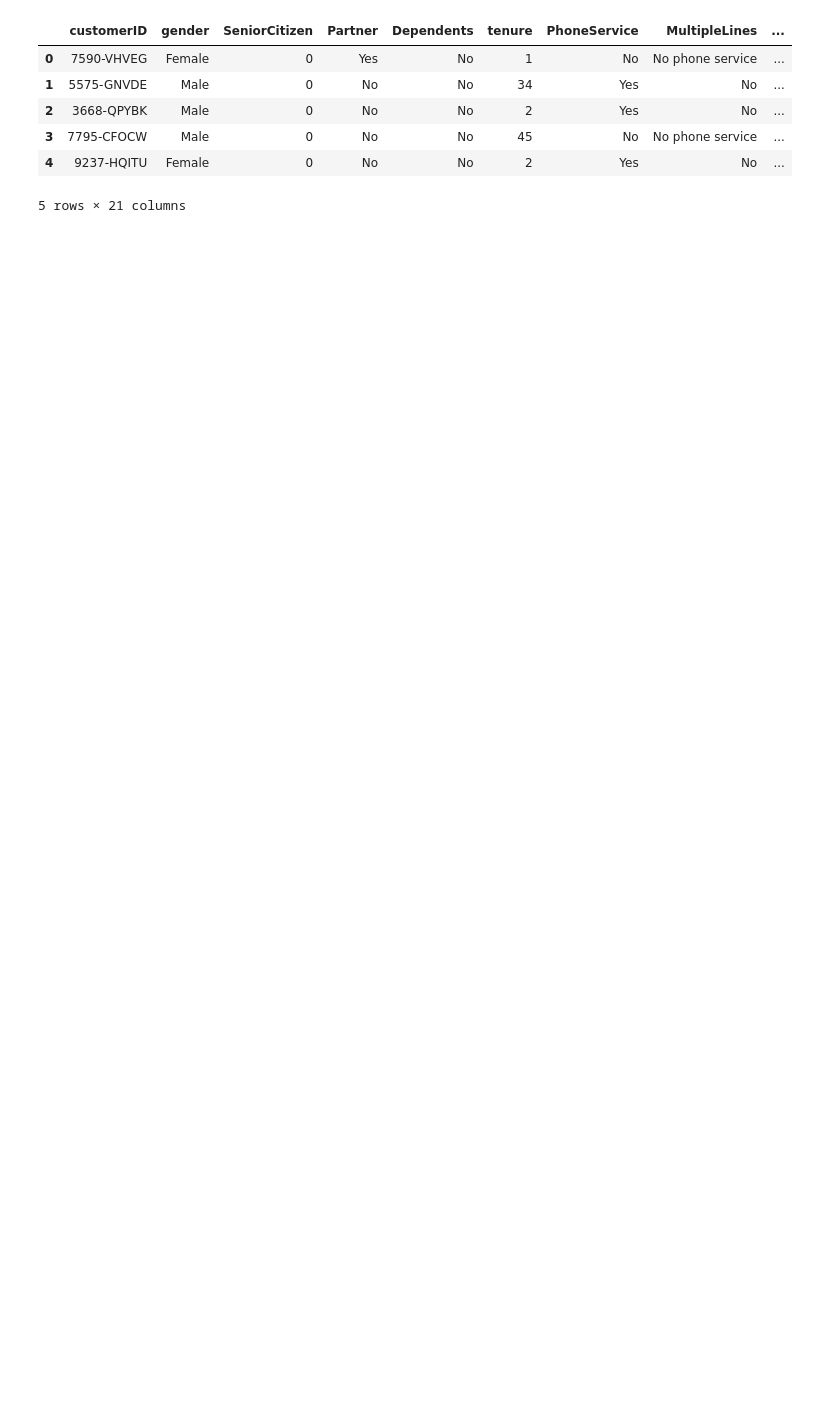
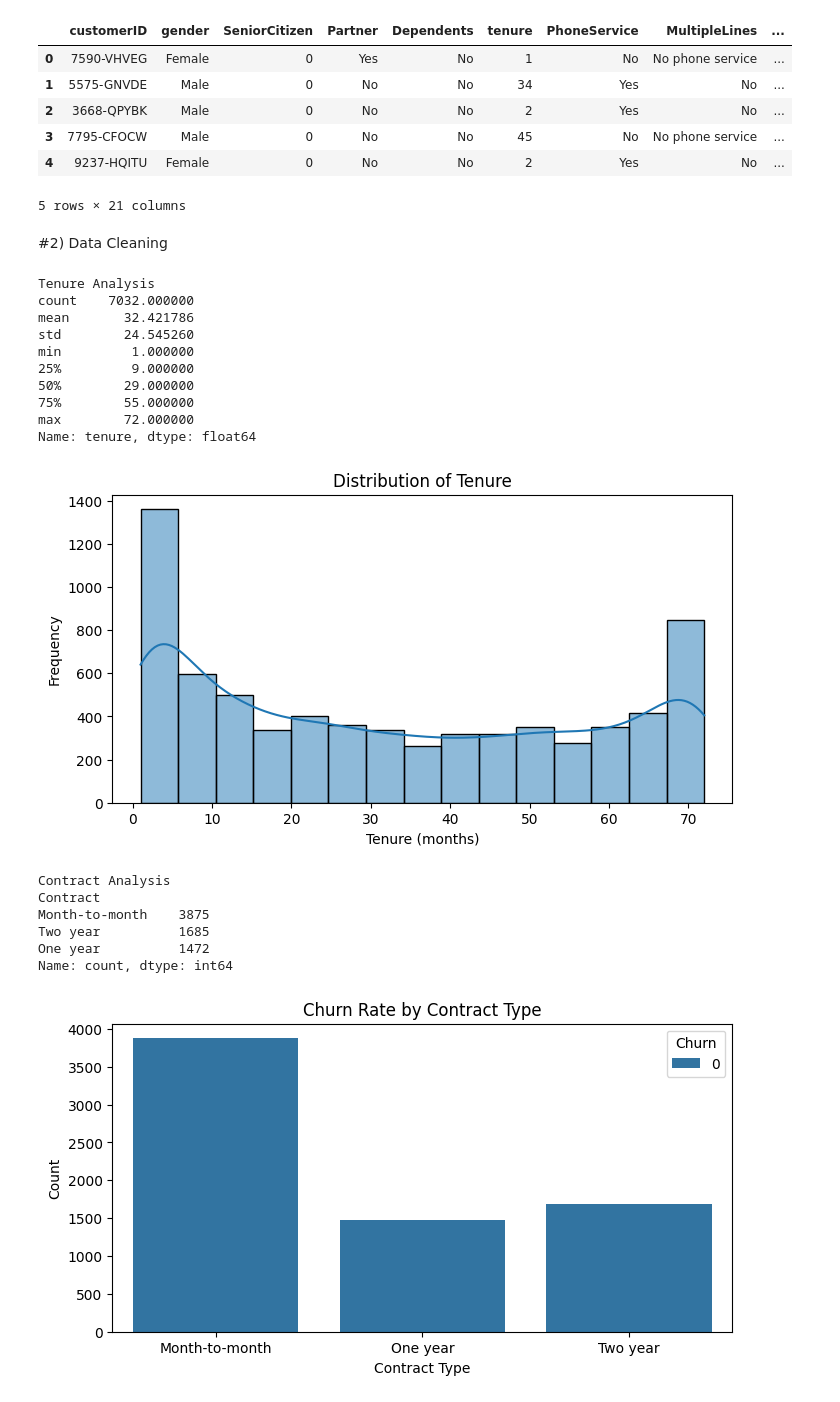
Before and after one commit to MalakSwar/AI_Project, a Jupyter notebook: AI_Project.ipynb, the cells around one changed output. Drawn from its saved outputs; the diff is of its cells as text; code cells hidden in the pictures; blank space fills up the shorter version.

```diff
--- a/AI_Project.ipynb
+++ b/AI_Project.ipynb
@@ -14,3 +24,79 @@ df.head()
 | 3 | 7795-CFOCW | Male | 0 | No | No | 45 | No | No phone service | ... |
 | 4 | 9237-HQITU | Female | 0 | No | No | 2 | Yes | No | ... |
 5 rows × 21 columns
+# %% [markdown]
+#2) Data Cleaning
+# %%
+df = df[(df['TotalCharges'] != ' ') & (df['TotalCharges'] != '')]
+df['TotalCharges'] = df['TotalCharges'].astype(float)
+df['Churn'] = df['Churn'].apply(lambda x: 1 if x == 'Yes' else 0)
+
+def tenure_state(tenure):
+    if tenure <= 12:
+        return 'low'
+    elif 12 < tenure <= 36:
+        return 'medium'
+    else:
+        return 'high'
+
+df['TenureGroup'] = df['tenure'].apply(tenure_state)
+
+
+
+print("Tenure Analysis")
+print(df['tenure'].describe())
+plt.figure(figsize=(8, 4))
+sns.histplot(df['tenure'], kde=True)
+plt.title("Distribution of Tenure")
+plt.xlabel("Tenure (months)")
+plt.ylabel("Frequency")
+plt.show()
+
+print("Contract Analysis")
+print(df['Contract'].value_counts())
+plt.figure(figsize=(8, 4))
+sns.countplot(x='Contract', data=df, hue='Churn')
+plt.title("Churn Rate by Contract Type")
+plt.xlabel("Contract Type")
+plt.ylabel("Count")
+plt.show()
+
+print("Payment Method Analysis")
+print(df['PaymentMethod'].value_counts())
+plt.figure(figsize=(8, 4))
+sns.countplot(x='PaymentMethod', data=df, hue='Churn')
+plt.title("Churn Rate by Payment Method")
+plt.xlabel("Payment Method")
+plt.ylabel("Count")
+plt.show()
+
+print("Monthly Charges Analysis")
+print(df['MonthlyCharges'].describe())
+plt.figure(figsize=(8, 4))
+sns.histplot(df['MonthlyCharges'], kde=True)
+plt.title("Distribution of Monthly Charges")
+plt.xlabel("Monthly Charges ($)")
+plt.ylabel("Frequency")
+plt.show()
+
+correlations = df[['tenure', 'MonthlyCharges', 'Churn']].corr()
+print("Correlation with Churn:\n", correlations['Churn'])
+# %% [output]
+Tenure Analysis
+count    7032.000000
+mean       32.421786
+std        24.545260
+min         1.000000
+25%         9.000000
+50%        29.000000
+75%        55.000000
+max        72.000000
+Name: tenure, dtype: float64
+[figure, added]
+Contract Analysis
+Contract
+Month-to-month    3875
+Two year          1685
+One year          1472
+Name: count, dtype: int64
+[figure, added]
```
Also changed, not shown: parts of 4 cells of this notebook.
